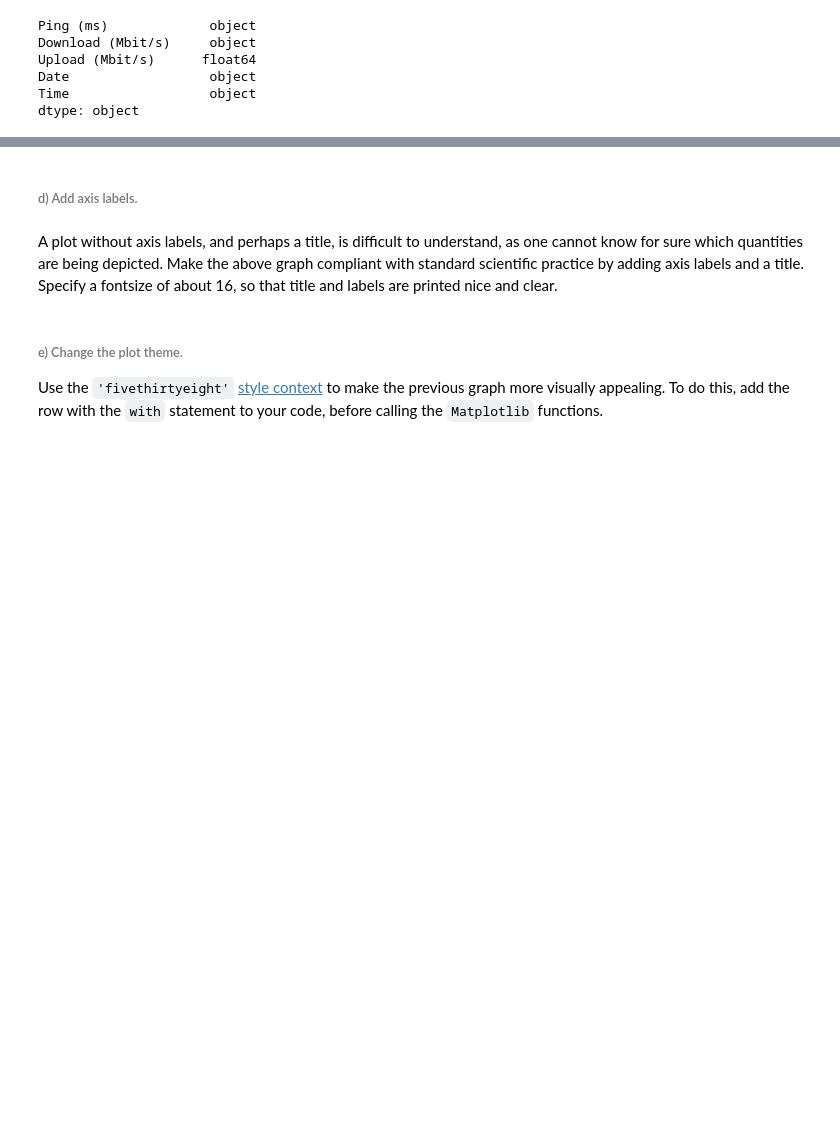
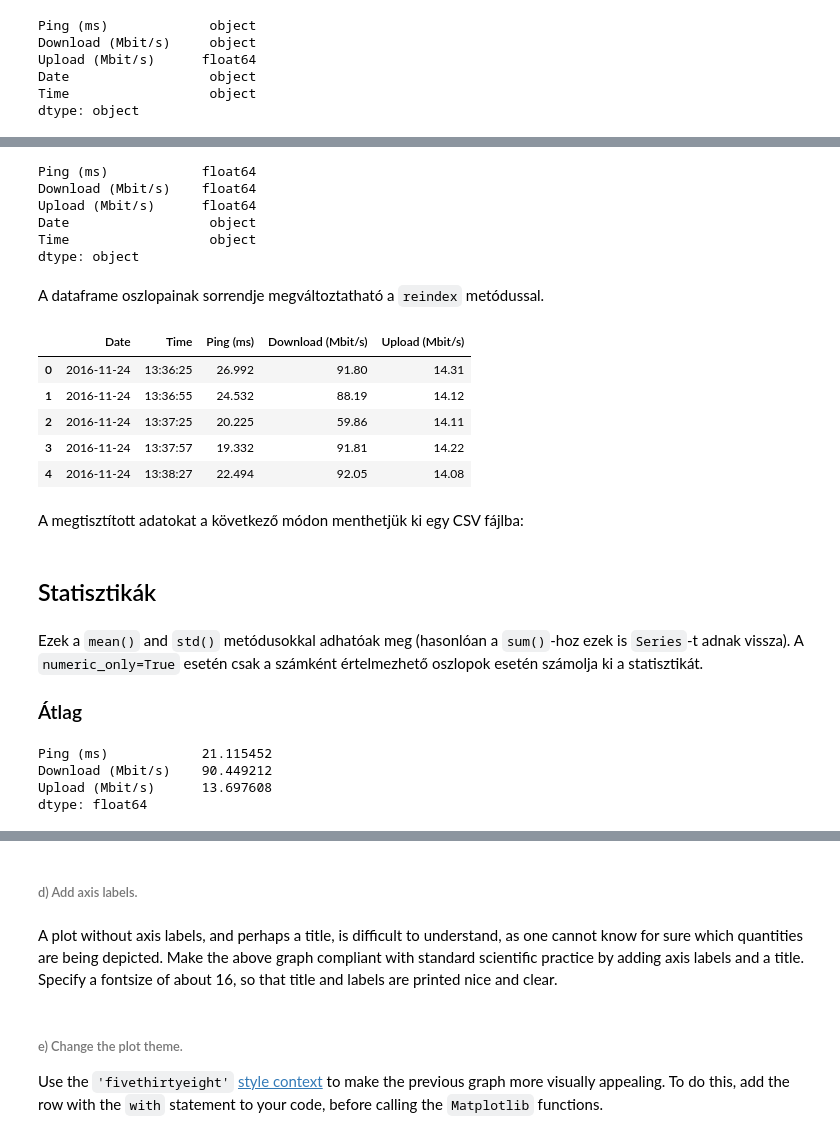
Before and after one commit to Valentinusz/elte-ik-bsc, a Jupyter notebook: 5/python/09/02_internet_speed.ipynb, the cells around one changed output, grey strips where cells are left out. Saved outputs shown, nothing was run; the diff lists cells and outputs as text; code cells hidden in the pictures; blank space fills up the shorter version.

```diff
--- a/5/python/09/02_internet_speed.ipynb
+++ b/5/python/09/02_internet_speed.ipynb
@@ -344,0 +103,27 @@ t = pd.to_datetime(df_clean['Time'])
+# %%
+df['Ping (ms)'] = pd.to_numeric(df['Ping (ms)'])
+df['Download (Mbit/s)'] = df['Download (Mbit/s)'].apply(pd.to_numeric)
+# metódusreferencia a pd.to_numeric függvényre
+
+df.dtypes
+# %% [output]
+Ping (ms)            float64
+Download (Mbit/s)    float64
+Upload (Mbit/s)      float64
+Date                  object
+Time                  object
+dtype: object
+# %% [markdown]
+A dataframe oszlopainak sorrendje megváltoztatható a `reindex` metódussal.
+# %%
+df = df.reindex(columns = ['Date', 'Time', 'Ping (ms)','Download (Mbit/s)','Upload (Mbit/s)'])
+df.head()
+# %% [output]
+|  | Date | Time | Ping (ms) | Download (Mbit/s) | Upload (Mbit/s) |
+| 0 | 2016-11-24 | 13:36:25 | 26.992 | 91.80 | 14.31 |
+| 1 | 2016-11-24 | 13:36:55 | 24.532 | 88.19 | 14.12 |
+| 2 | 2016-11-24 | 13:37:25 | 20.225 | 59.86 | 14.11 |
+| 3 | 2016-11-24 | 13:37:57 | 19.332 | 91.81 | 14.22 |
+| 4 | 2016-11-24 | 13:38:27 | 22.494 | 92.05 | 14.08 |
+# %% [markdown]
+A megtisztított adatokat a következő módon menthetjük ki egy CSV fájlba:
@@ -344,0 +132,13 @@ t = pd.to_datetime(df_clean['Time'])
+# %% [markdown]
+## Statisztikák
+# %% [markdown]
+Ezek a `mean()` and `std()` metódusokkal adhatóak meg (hasonlóan a `sum()`-hoz ezek is `Series`-t adnak vissza). A `numeric_only=True` esetén csak a számként értelmezhető oszlopok esetén számolja ki a statisztikát.
+
+### Átlag
+# %%
+df.mean(numeric_only=True) # átlag
+# %% [output]
+Ping (ms)            21.115452
+Download (Mbit/s)    90.449212
+Upload (Mbit/s)      13.697608
+dtype: float64
```
Also changed, not shown: parts of 91 cells of this notebook.
